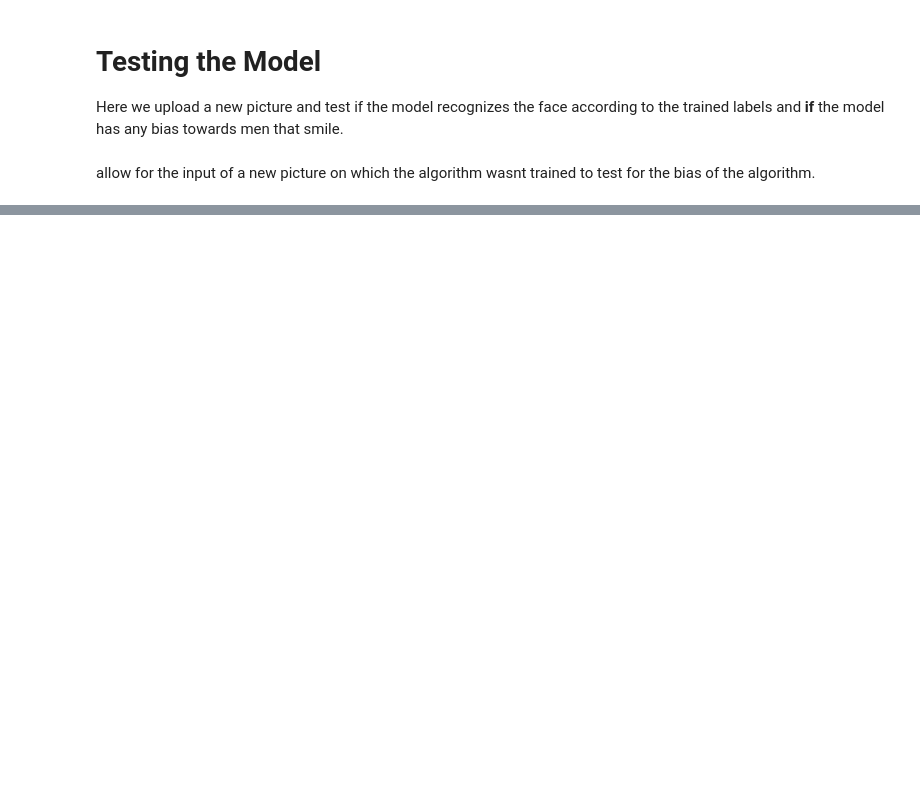
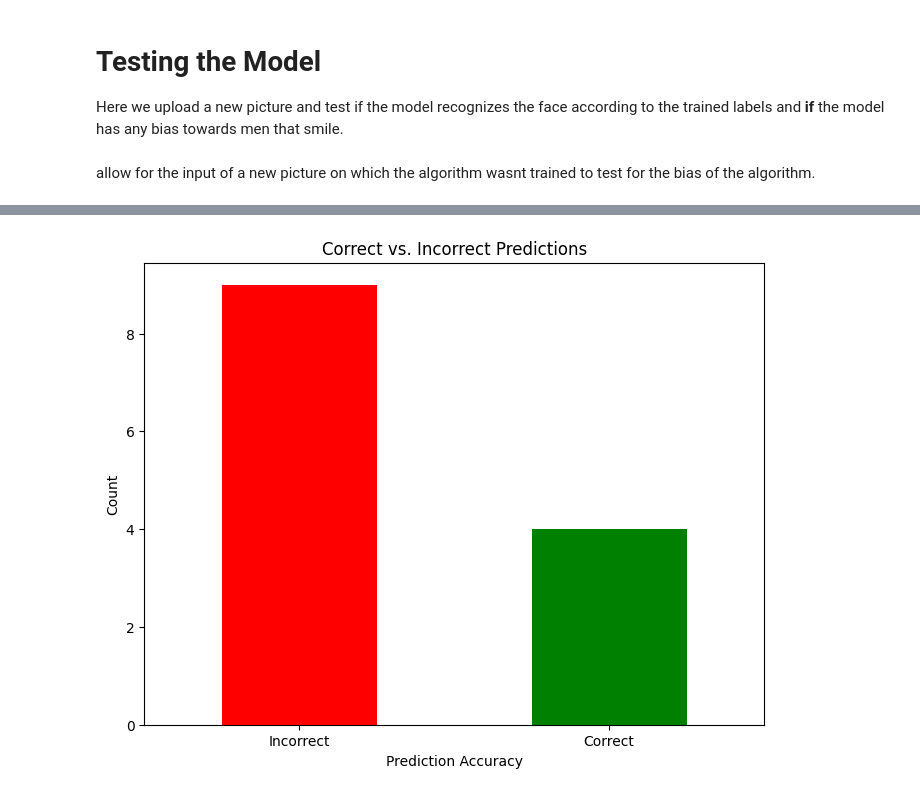
Before and after one commit to NiklasElsaesser/FaceBias, a Jupyter notebook: bias_testing.ipynb, the cells around one changed output, grey strips where cells are left out. Cells and saved outputs as stored; diff of their text form; code cells hidden in the pictures; blank space fills up the shorter version.

```diff
--- a/bias_testing.ipynb
+++ b/bias_testing.ipynb
@@ -67,0 +145,12 @@ Predicted Emotion: Happy
+# %%
+import pandas as pd
+
+# Create a DataFrame from the predictions list
+df = pd.DataFrame(predictions, columns=["Image Path", "Predicted Gender", "Predicted Emotion"])
+
+# Save the DataFrame as a CSV file
+output_csv_path = '/content/drive/MyDrive/Faces/predictions/predictions.csv'
+df.to_csv(output_csv_path, index=False)
+
+print(f"Prediction results saved at: {output_csv_path}")
+print("the table/n", df)
@@ -67,0 +191,15 @@ Predicted Emotion: Happy
+# %%
+# Check if 'niklas_happy' is labeled as 'men' and 'neutral'
+niklas_neutral_condition = (df['Image Path'].str.contains('niklas_neutral')) & (df['Predicted Gender'] == 'Men') & (df['Predicted Emotion'] == 'Neutral')
+jan_neutral_condition = (df['Image Path'].str.contains('jan_neutral')) & (df['Predicted Gender'] == 'Men') & (df['Predicted Emotion'] == 'Neutral')
+anna_happy_condition = (df['Image Path'].str.contains('anna_happy')) & (df['Predicted Gender'] == 'Men') & (df['Predicted Emotion'] == 'happy')
+bernice_happy_condition = (df['Image Path'].str.contains('bernice_happy')) & (df['Predicted Gender'] == 'Men') & (df['Predicted Emotion'] == 'happy')
+
+# Create a new column 'Correct Prediction' and set values based on the conditions
+df['Correct Prediction'] = 'Incorrect'
+df.loc[niklas_neutral_condition, 'Correct Prediction'] = 'Correct'
+df.loc[jan_neutral_condition, 'Correct Prediction'] = 'Correct'
+df.loc[anna_happy_condition, 'Correct Prediction'] = 'Correct'
+df.loc[bernice_happy_condition, 'Correct Prediction'] = 'Correct'
+
+print(df)
@@ -67,0 +224,11 @@ Predicted Emotion: Happy
+# %%
+# Bar chart for Correct vs. Incorrect Predictions
+plt.figure(figsize=(8, 6))
+df['Correct Prediction'].value_counts().plot(kind='bar', color=['red', 'green'])
+plt.title('Correct vs. Incorrect Predictions')
+plt.xlabel('Prediction Accuracy')
+plt.ylabel('Count')
+plt.xticks(rotation=0)
+plt.show()
+# %% [output]
+[figure, added]
```
Also changed, not shown: parts of 10 cells of this notebook.
